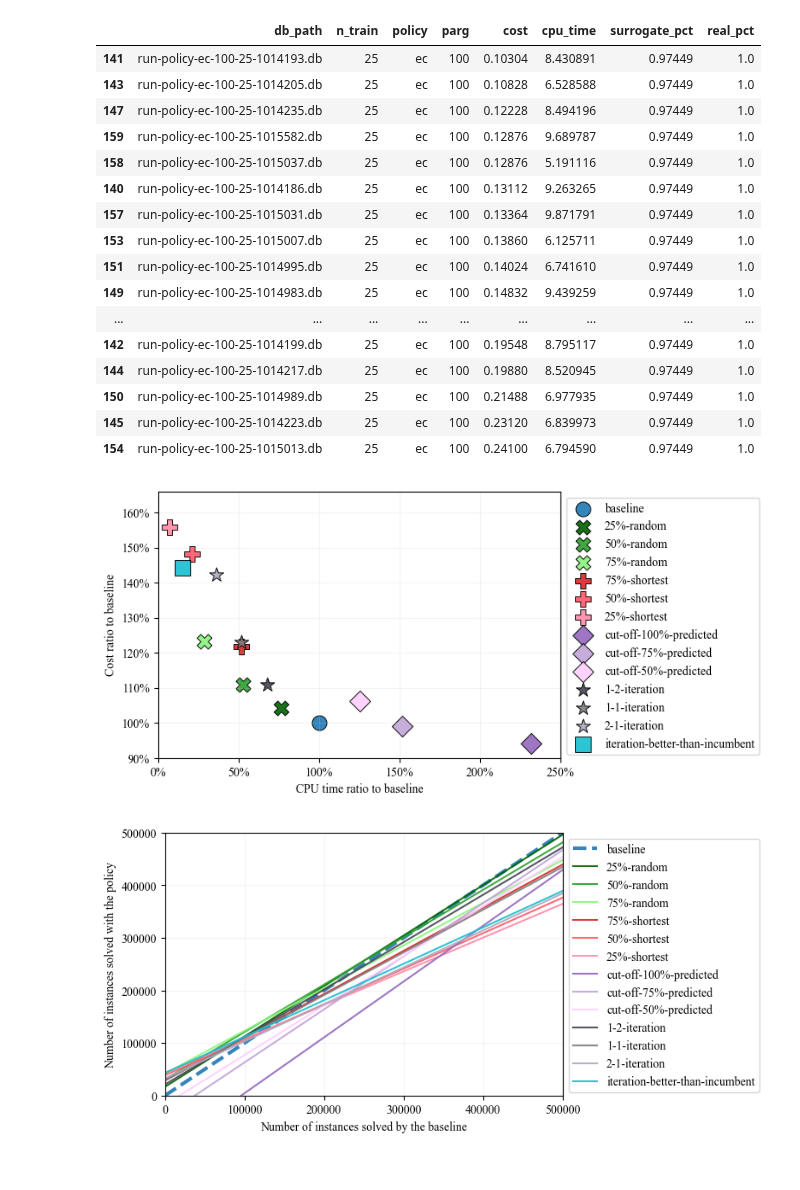
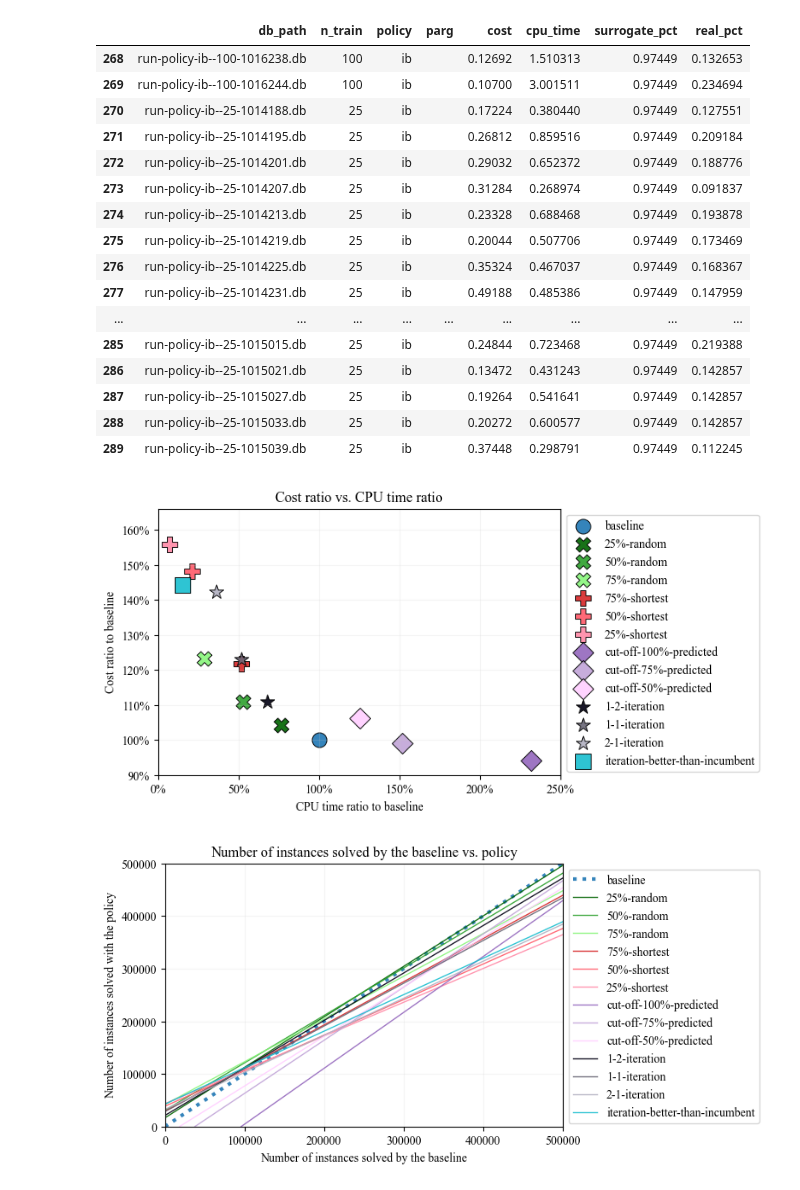
Before and after one commit to zakrzewow/raw-algorithm-portfolios, a Jupyter notebook: results.ipynb, the cells around one changed output. Drawn from its saved outputs; the diff is of its cells as text; code cells hidden in the pictures.

```diff
--- a/results.ipynb
+++ b/results.ipynb
@@ -165,21 +163,21 @@ df25_agg
 # %%
-df.loc[(df["policy"] == "ec") & (df["parg"] == "100") & (df["n_train"] == "25")].sort_values(by="cost")
+df.loc[(df["policy"] == "ib")] # & (df["parg"] == "100") & (df["n_train"] == "100")].sort_values(by="cost")
 # %% [output]
 |  | db_path | n_train | policy | parg | cost | cpu_time | surrogate_pct | real_pct |
-| 141 | run-policy-ec-100-25-1014193.db | 25 | ec | 100 | 0.10304 | 8.430891 | 0.97449 | 1.0 |
-| 143 | run-policy-ec-100-25-1014205.db | 25 | ec | 100 | 0.10828 | 6.528588 | 0.97449 | 1.0 |
-| 147 | run-policy-ec-100-25-1014235.db | 25 | ec | 100 | 0.12228 | 8.494196 | 0.97449 | 1.0 |
-| 159 | run-policy-ec-100-25-1015582.db | 25 | ec | 100 | 0.12876 | 9.689787 | 0.97449 | 1.0 |
-| 158 | run-policy-ec-100-25-1015037.db | 25 | ec | 100 | 0.12876 | 5.191116 | 0.97449 | 1.0 |
-| 140 | run-policy-ec-100-25-1014186.db | 25 | ec | 100 | 0.13112 | 9.263265 | 0.97449 | 1.0 |
-| 157 | run-policy-ec-100-25-1015031.db | 25 | ec | 100 | 0.13364 | 9.871791 | 0.97449 | 1.0 |
-| 153 | run-policy-ec-100-25-1015007.db | 25 | ec | 100 | 0.13860 | 6.125711 | 0.97449 | 1.0 |
-| 151 | run-policy-ec-100-25-1014995.db | 25 | ec | 100 | 0.14024 | 6.741610 | 0.97449 | 1.0 |
-| 149 | run-policy-ec-100-25-1014983.db | 25 | ec | 100 | 0.14832 | 9.439259 | 0.97449 | 1.0 |
+| 268 | run-policy-ib--100-1016238.db | 100 | ib |  | 0.12692 | 1.510313 | 0.97449 | 0.132653 |
+| 269 | run-policy-ib--100-1016244.db | 100 | ib |  | 0.10700 | 3.001511 | 0.97449 | 0.234694 |
+| 270 | run-policy-ib--25-1014188.db | 25 | ib |  | 0.17224 | 0.380440 | 0.97449 | 0.127551 |
+| 271 | run-policy-ib--25-1014195.db | 25 | ib |  | 0.26812 | 0.859516 | 0.97449 | 0.209184 |
+| 272 | run-policy-ib--25-1014201.db | 25 | ib |  | 0.29032 | 0.652372 | 0.97449 | 0.188776 |
+| 273 | run-policy-ib--25-1014207.db | 25 | ib |  | 0.31284 | 0.268974 | 0.97449 | 0.091837 |
+| 274 | run-policy-ib--25-1014213.db | 25 | ib |  | 0.23328 | 0.688468 | 0.97449 | 0.193878 |
+| 275 | run-policy-ib--25-1014219.db | 25 | ib |  | 0.20044 | 0.507706 | 0.97449 | 0.173469 |
+| 276 | run-policy-ib--25-1014225.db | 25 | ib |  | 0.35324 | 0.467037 | 0.97449 | 0.168367 |
+| 277 | run-policy-ib--25-1014231.db | 25 | ib |  | 0.49188 | 0.485386 | 0.97449 | 0.147959 |
 | ... | ... | ... | ... | ... | ... | ... | ... | ... |
-| 142 | run-policy-ec-100-25-1014199.db | 25 | ec | 100 | 0.19548 | 8.795117 | 0.97449 | 1.0 |
-| 144 | run-policy-ec-100-25-1014217.db | 25 | ec | 100 | 0.19880 | 8.520945 | 0.97449 | 1.0 |
-| 150 | run-policy-ec-100-25-1014989.db | 25 | ec | 100 | 0.21488 | 6.977935 | 0.97449 | 1.0 |
-| 145 | run-policy-ec-100-25-1014223.db | 25 | ec | 100 | 0.23120 | 6.839973 | 0.97449 | 1.0 |
-| 154 | run-policy-ec-100-25-1015013.db | 25 | ec | 100 | 0.24100 | 6.794590 | 0.97449 | 1.0 |
+| 285 | run-policy-ib--25-1015015.db | 25 | ib |  | 0.24844 | 0.723468 | 0.97449 | 0.219388 |
+| 286 | run-policy-ib--25-1015021.db | 25 | ib |  | 0.13472 | 0.431243 | 0.97449 | 0.142857 |
+| 287 | run-policy-ib--25-1015027.db | 25 | ib |  | 0.19264 | 0.541641 | 0.97449 | 0.142857 |
+| 288 | run-policy-ib--25-1015033.db | 25 | ib |  | 0.20272 | 0.600577 | 0.97449 | 0.142857 |
+| 289 | run-policy-ib--25-1015039.db | 25 | ib |  | 0.37448 | 0.298791 | 0.97449 | 0.112245 |
 # %%
@@ -207,9 +204,9 @@ COLORS = {
     ("ec", "100"): "#9467bd",
     ("ec", "75"): "#c1a4d8",
     ("ec", "50"): "#ffcfff",
-    ("ia", "1+2"): "#474554",
-    ("ia", "1+1"): "#7f7f7f",
-    ("ia", "2+1"): "#aca9bb",
+    ("ia", "1+2"): "#010013",
+    ("ia", "1+1"): "#696676",
+    ("ia", "2+1"): "#b1afc0",
     ("ib", ""): "#17becf",
 }
 
@@ -249,34 +246,36 @@ for (policy, parg), row in df25_agg.iterrows():
     #     s=20,
     #     alpha=0.9,
     #     color=COLORS[(policy, parg)],
     #     marker=MARKERS[policy],
     #     linewidths=0.5,
     #     edgecolor="black",
     # )
     plt.scatter(
         row["cpu_time_ratio_to_baseline"],
         row["cost_ratio_to_baseline"],
         s=150,
         alpha=0.9,
         color=COLORS[(policy, parg)],
         marker=MARKERS[policy],
         linewidths=0.75,
         edgecolor="black",
         label=LABELS[(policy, parg)],
     )
 
 ax.xaxis.set_major_formatter(mtick.PercentFormatter(xmax=1, decimals=0))
 ax.yaxis.set_major_formatter(mtick.PercentFormatter(xmax=1, decimals=0))
 
 plt.legend(bbox_to_anchor=(1, 1), loc='upper left')
 plt.xlabel("CPU time ratio to baseline")
 plt.ylabel("Cost ratio to baseline")
 plt.xlim(0, 2.5)
 # plt.xlim(0, 1)
 plt.ylim(0.9, 1.66)
+plt.title("Cost ratio vs. CPU time ratio")
+# plt.savefig("fig.png", dpi=300, bbox_inches="tight")
 plt.show()
 # %% [output]
-[figure, old version]
+[figure, new version]
 # %%
 fig, ax = plt.subplots(figsize=(6, 4))
 
@@ -290,8 +289,8 @@ for (policy, parg), row in df25_agg.iterrows():
         slope=row["alpha"],
         alpha=0.9,
         color=COLORS[(policy, parg)],
-        linewidth=1.5 if policy != "baseline" else 3,
-        ls="-" if policy != "baseline" else "--",
+        lw=1 if policy != "baseline" else 3,
+        ls="-" if policy != "baseline" else "dotted",
         label=LABELS[(policy, parg)],
     )
 
@@ -300,6 +299,8 @@ plt.xlabel("Number of instances solved by the baseline")
 plt.ylabel("Number of instances solved with the policy")
 plt.xlim(0, 500000)
 plt.ylim(0, 500000)
+plt.title("Number of instances solved by the baseline vs. policy")
+# plt.savefig("fig.png", dpi=300, bbox_inches="tight")
 plt.show()
 # %% [output]
-[figure, old version]
+[figure, new version]
```
Also changed, not shown: parts of 5 cells of this notebook.
